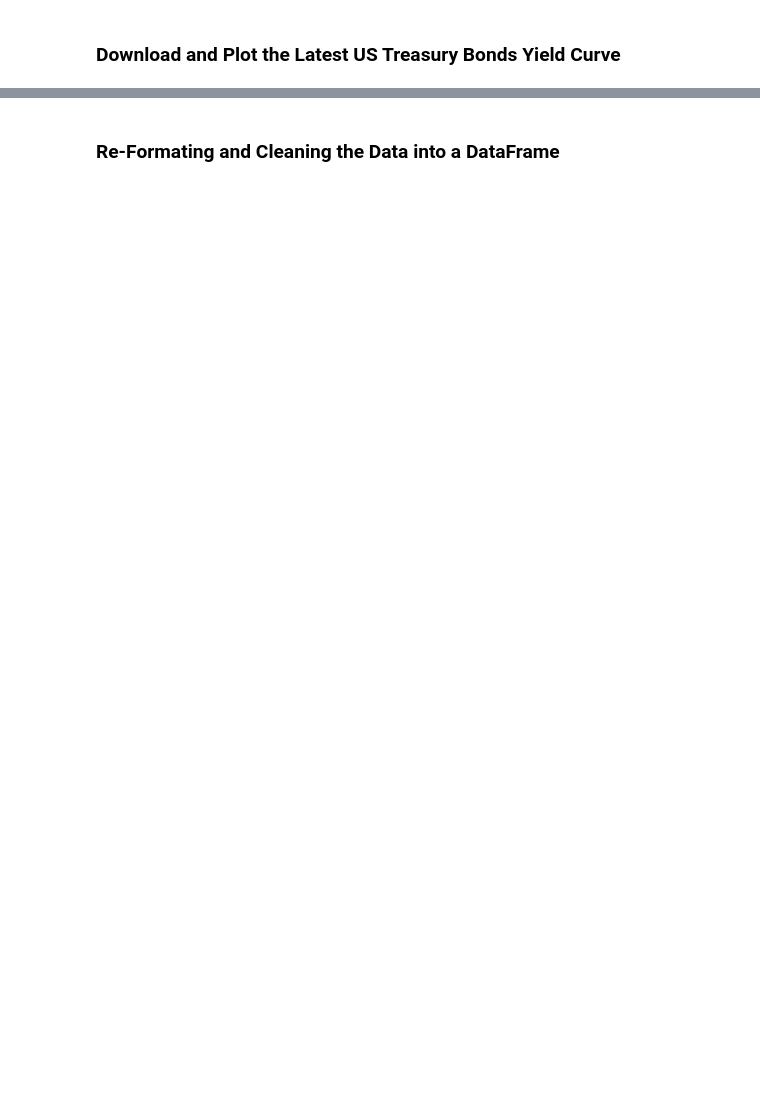
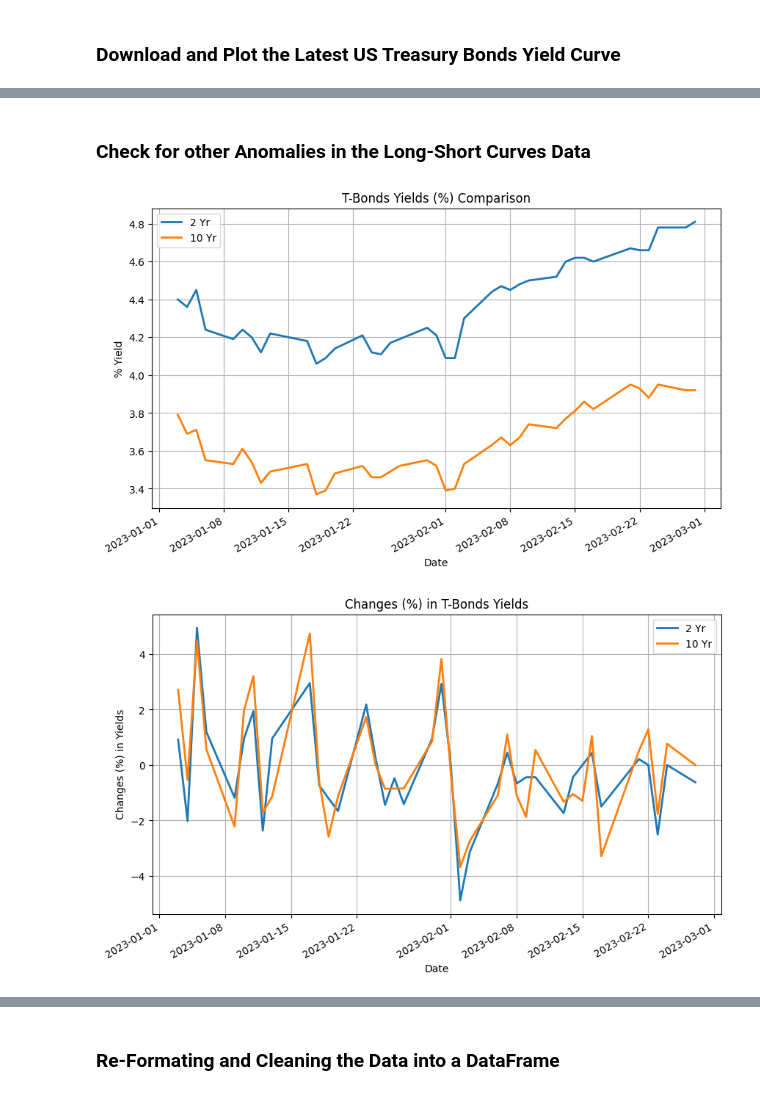
Before and after one commit to sabawi/United-States-Treasury-Bonds-Yield-Curve, a Jupyter notebook: US_Treasury_Yield_Curve.ipynb, the cells around one changed output, grey strips where cells are left out. Saved outputs shown, nothing was run; the diff lists cells and outputs as text; code cells hidden in the pictures; blank space fills up the shorter version.

```diff
--- a/US_Treasury_Yield_Curve.ipynb
+++ b/US_Treasury_Yield_Curve.ipynb
@@ -33,0 +94,16 @@ Yield Data:
+# %% [markdown]
+### Check for other Anomalies in the Long-Short Curves Data
+# %%
+
+# Plot all
+yc_1[['2 Yr','10 Yr']].plot(figsize=(10,6),grid=True,
+                            lw=2,xlabel='Date',ylabel='% Yield',
+                            title="T-Bonds Yields (%) Comparison")
+yc_1_diff[['2 Yr','10 Yr']].plot(figsize=(10,6),grid=True,
+                                 lw=2,xlabel='Date',ylabel='Changes (%) in Yields',
+                                 title="Changes (%) in T-Bonds Yields")
+
+plt.show()
+# %% [output]
+[figure, added]
+[figure, added]
```
Also changed, not shown: parts of 15 cells of this notebook, 2 other files.
